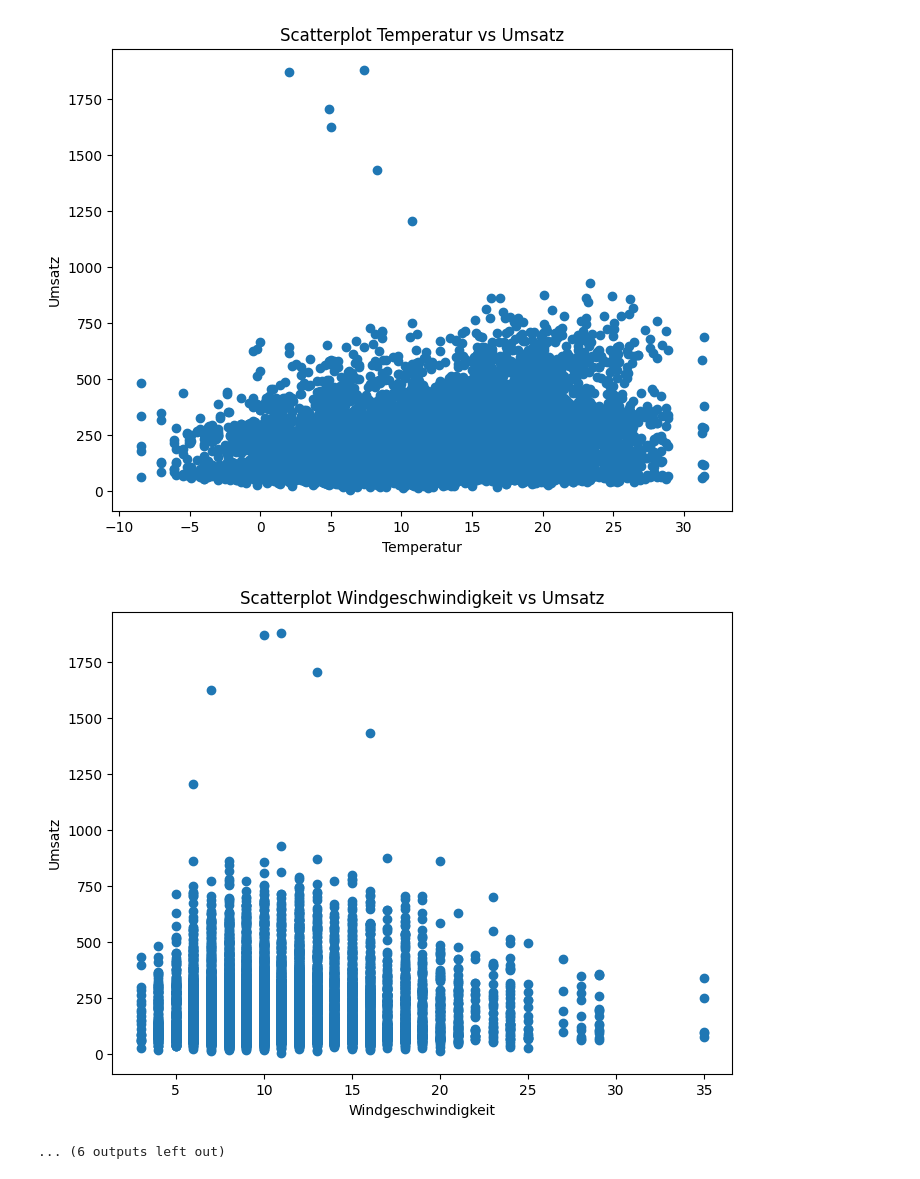
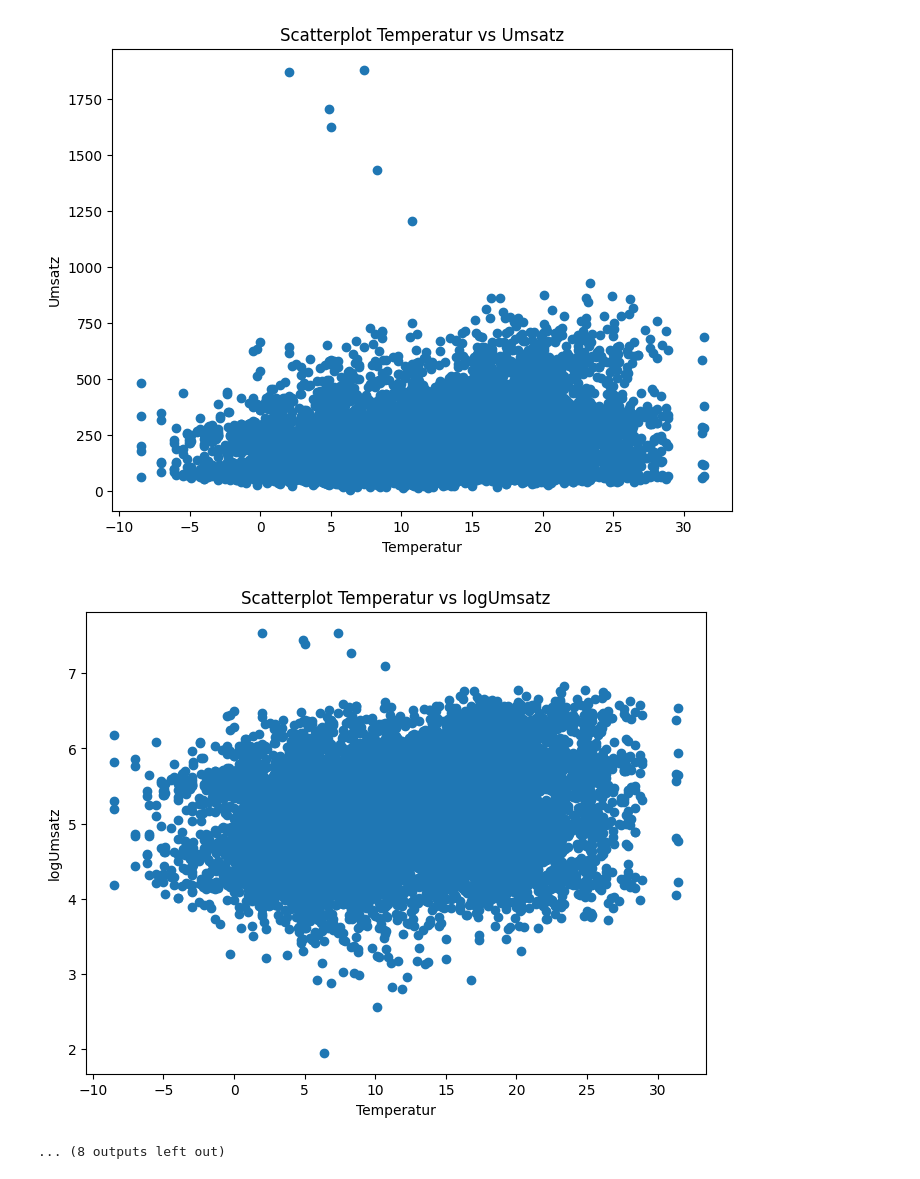
Before and after one commit to lhapke1802/Linda, a Jupyter notebook: Modell1 .ipynb, the cells around one changed output. Saved outputs shown, nothing was run; the diff lists cells and outputs as text; code cells hidden in the pictures.

```diff
--- a/Modell1 .ipynb
+++ b/Modell1 .ipynb
@@ -44,6 +44,36 @@ def get_season(date):
 
 # Hinzufügen der Jahreszeit-Spalte
 merged_df['Jahreszeit'] = merged_df['Datum'].apply(get_season)
+
+# Mapping für Wochentag
+weekday_mapping = {
+    'Monday': 1,
+    'Tuesday': 2,
+    'Wednesday': 3,
+    'Thursday': 4,
+    'Friday': 5,
+    'Saturday': 6,
+    'Sunday': 7
+}
+
+# Mapping für Jahreszeit
+season_mapping = {
+    'Frühling': 1,
+    'Sommer': 2,
+    'Herbst': 3,
+    'Winter': 4
+}
+
+# Wochentag und Jahreszeit in Zahlenwerte umwandeln
+merged_df['Wochentag_num'] = merged_df['Wochentag'].map(weekday_mapping)
+merged_df['Jahreszeit_num'] = merged_df['Jahreszeit'].map(season_mapping)
+
+# Anzeigen der ersten Zeilen des DataFrame
+print(merged_df.head())
+
+# Optional: Überprüfen auf fehlende Werte nach dem Mapping
+print(merged_df[['Wochentag', 'Wochentag_num']].dropna().head())
+print(merged_df[['Jahreszeit', 'Jahreszeit_num']].dropna().head())
 
 # Anzeigen der ersten Zeilen des DataFrame
 print(merged_df.head())
@@ -146,7 +176,8 @@ plt.show()
 
 
 
-# Scatterplots
+# SCATTERPLOTS
+#Temperatur vs.Umsatz
 plt.figure(figsize=(8, 6))
 plt.scatter(merged_df['Temperatur'], merged_df['Umsatz'], label='Daten')
 plt.xlabel('Temperatur')
@@ -154,6 +185,15 @@ plt.ylabel('Umsatz')
 plt.title('Scatterplot Temperatur vs Umsatz')
 plt.show()
 
+#Temperatur vs.logUmsatz
+plt.figure(figsize=(8, 6))
+plt.scatter(merged_df['Temperatur'], merged_df['logUmsatz'], label='Daten')
+plt.xlabel('Temperatur')
+plt.ylabel('logUmsatz')
+plt.title('Scatterplot Temperatur vs logUmsatz')
+plt.show()
+
+#Windgeschwindigkeit vs.Umsatz
 plt.figure(figsize=(8, 6))
 plt.scatter(merged_df['Windgeschwindigkeit'], merged_df['Umsatz'], label='Daten')
 plt.xlabel('Windgeschwindigkeit')
@@ -161,12 +201,15 @@ plt.ylabel('Umsatz')
 plt.title('Scatterplot Windgeschwindigkeit vs Umsatz')
 plt.show()
 
+#Bewoelkung vs.Umsatz
 plt.figure(figsize=(8, 6))
 plt.scatter(merged_df['Bewoelkung'], merged_df['Umsatz'], label='Daten')
 plt.xlabel('Bewoelkung')
 plt.ylabel('Umsatz')
 plt.title('Scatterplot Bewoelkung vs Umsatz')
 plt.show()
+
+
 
 # DENSITY PLOTS
 # Density Plot erstellen
@@ -185,6 +228,20 @@ plt.xlabel('Log(Umsatz)')
 plt.ylabel('Dichte')
 plt.show()
 
+#KORRELATIONSMATRIX
+
+# Nicht-numerische Spalten aus dem DataFrame entfernen
+numerical_df = merged_df.drop(['Wochentag', 'Jahreszeit'], axis=1)
+
+# Korrelationsmatrix berechnen
+corr_matrix = numerical_df.corr()
+
+# Korrelationsmatrix plotten
+plt.figure(figsize=(10, 8))
+sns.heatmap(corr_matrix, annot=True, cmap='coolwarm', center=0)
+plt.title('Korrelationsmatrix')
+plt.show()
+
 # Lineares Modell
 mod = smf.ols('Umsatz ~ C(Warengruppe) + C(Windgeschwindigkeit) + C(FerienSH)', data=merged_df).fit()
 
@@ -233,6 +290,6 @@ std        0.422886      0.148317     0.675623     0.080363      0.375470
 [figure]
 [figure]
 [figure]
 [figure]
-[figure, old version]
+[figure, new version]
-... (6 outputs left out)
+... (8 outputs left out)
```
Also changed, not shown: parts of 1 cell of this notebook.
